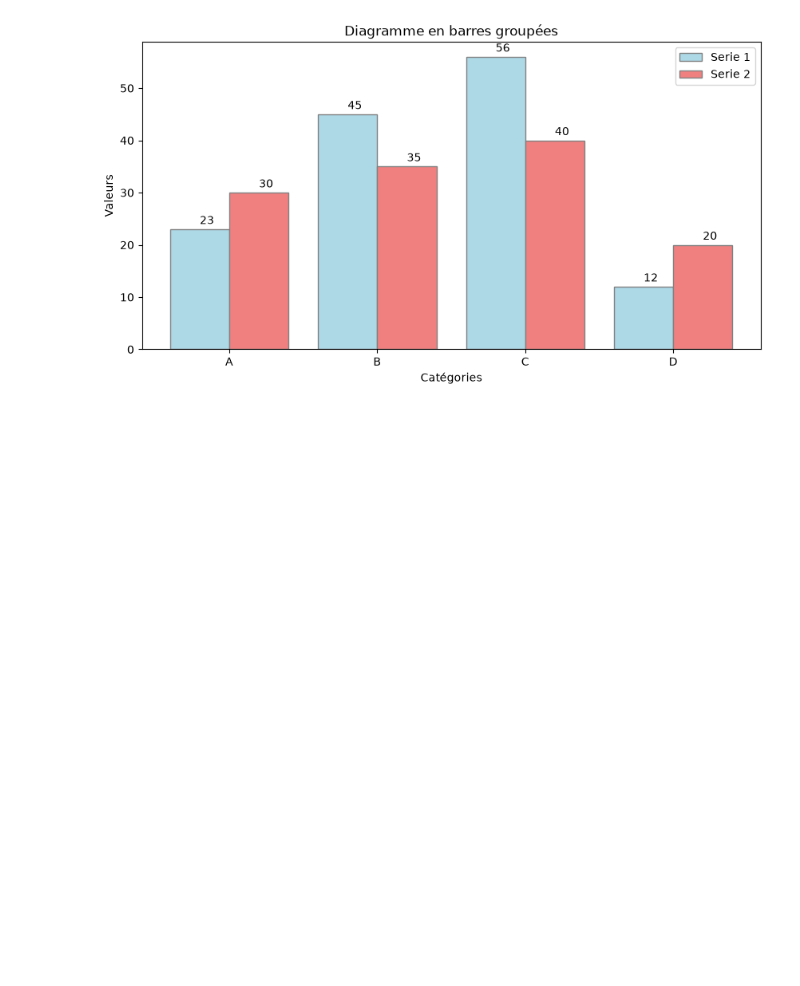
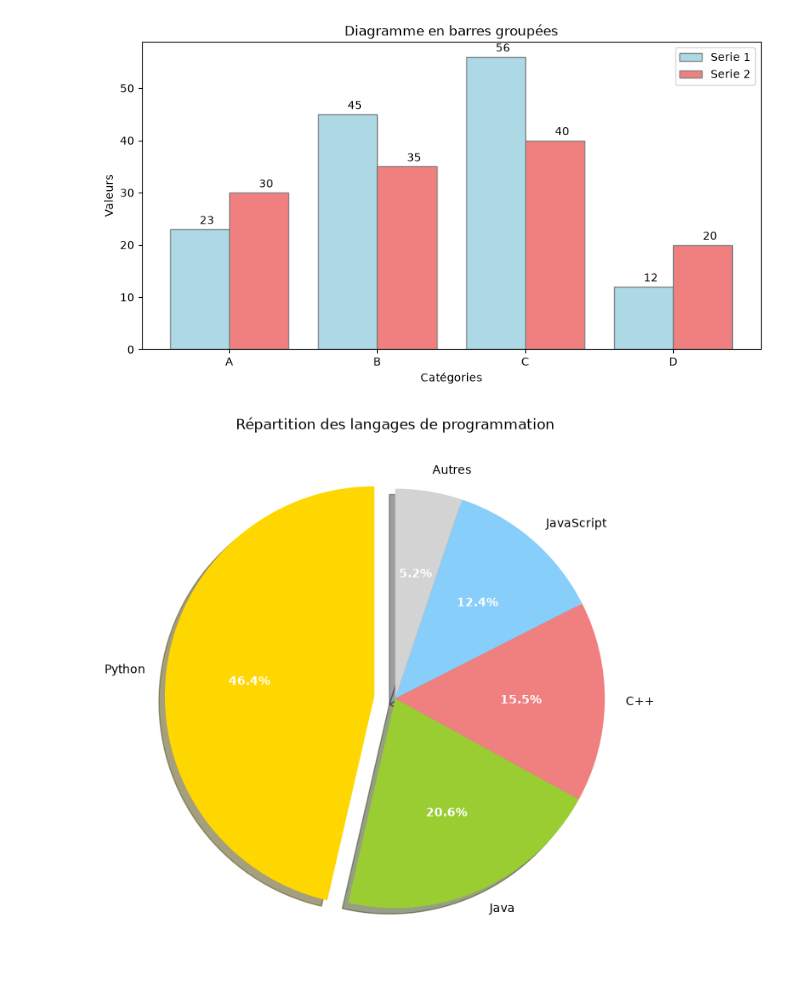
Before and after one commit to WunderPrime/TestManipData, a Jupyter notebook: tp3.ipynb, the cells around one changed output. Cells and saved outputs as stored; diff of their text form; code cells hidden in the pictures; blank space fills up the shorter version.

```diff
--- a/tp3.ipynb
+++ b/tp3.ipynb
@@ -73,3 +73,22 @@ for bar in bars1 + bars2:
 plt.show()
 # %% [output]
 [figure]
+# %%
+labels = {'Python', 'Java', 'C++', 'JavaScript'}
+sizes = [45, 20, 15, 12, 5]
+colors = ['gold', 'yellowgreen', 'lightcoral', 'lightskyblue', 'lightgrey']
+explode = (0.1, 0, 0, 0, 0)
+
+labels = ['Python', 'Java', 'C++', 'JavaScript', 'Autres']
+fig, ax = plt.subplots(figsize=(10, 8))
+wedges, texts, autotexts = ax.pie(sizes, explode=explode, labels=labels, colors=colors, autopct='%1.1f%%', shadow=True, startangle=90)
+textprops = {'fontsize': 12}
+
+for autotext in autotexts:
+    autotext.set_fontweight('bold')
+    autotext.set_color('white')
+
+ax.set_title('Répartition des langages de programmation')
+plt.show()
+# %% [output]
+[figure, added]
```
Also changed, not shown: parts of 3 cells of this notebook.
